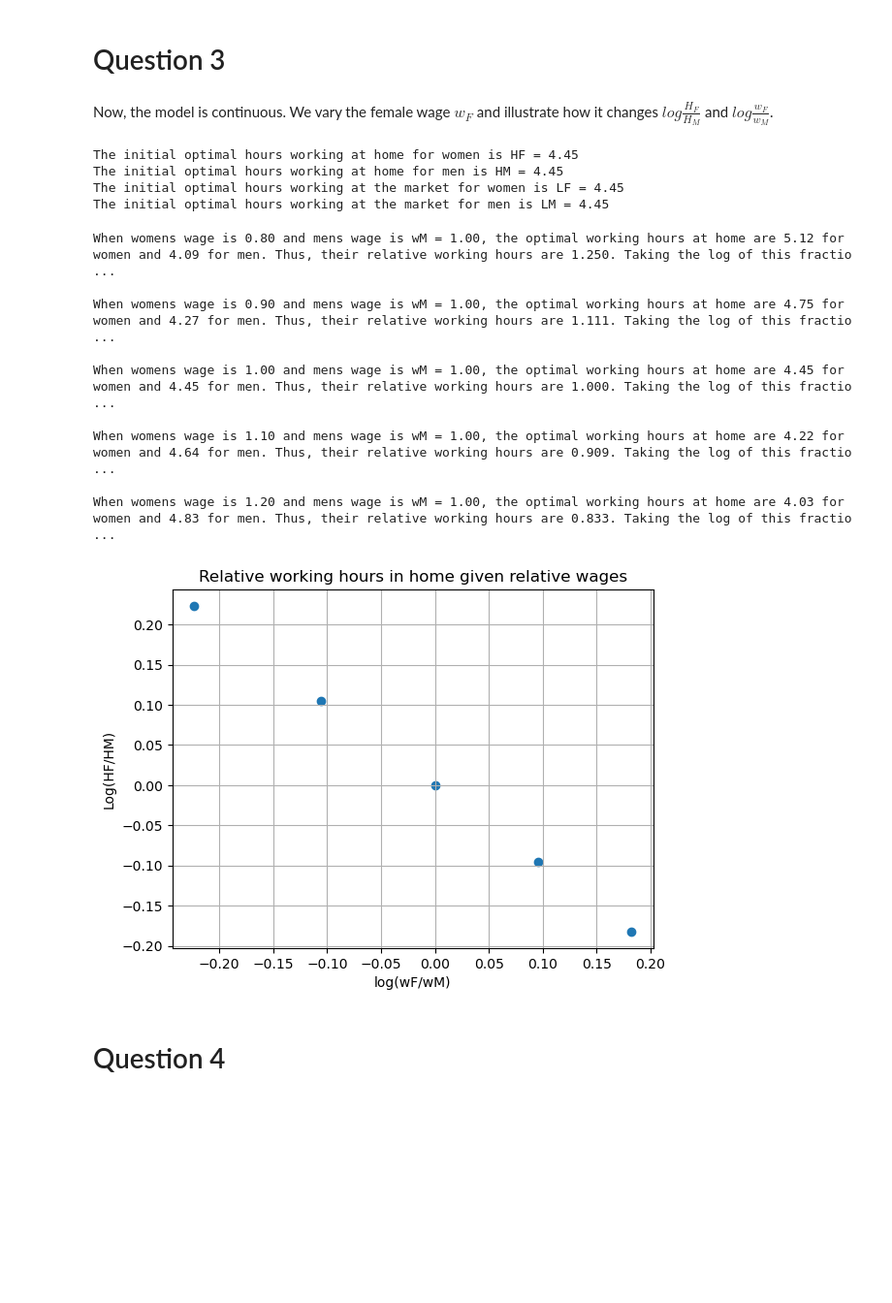
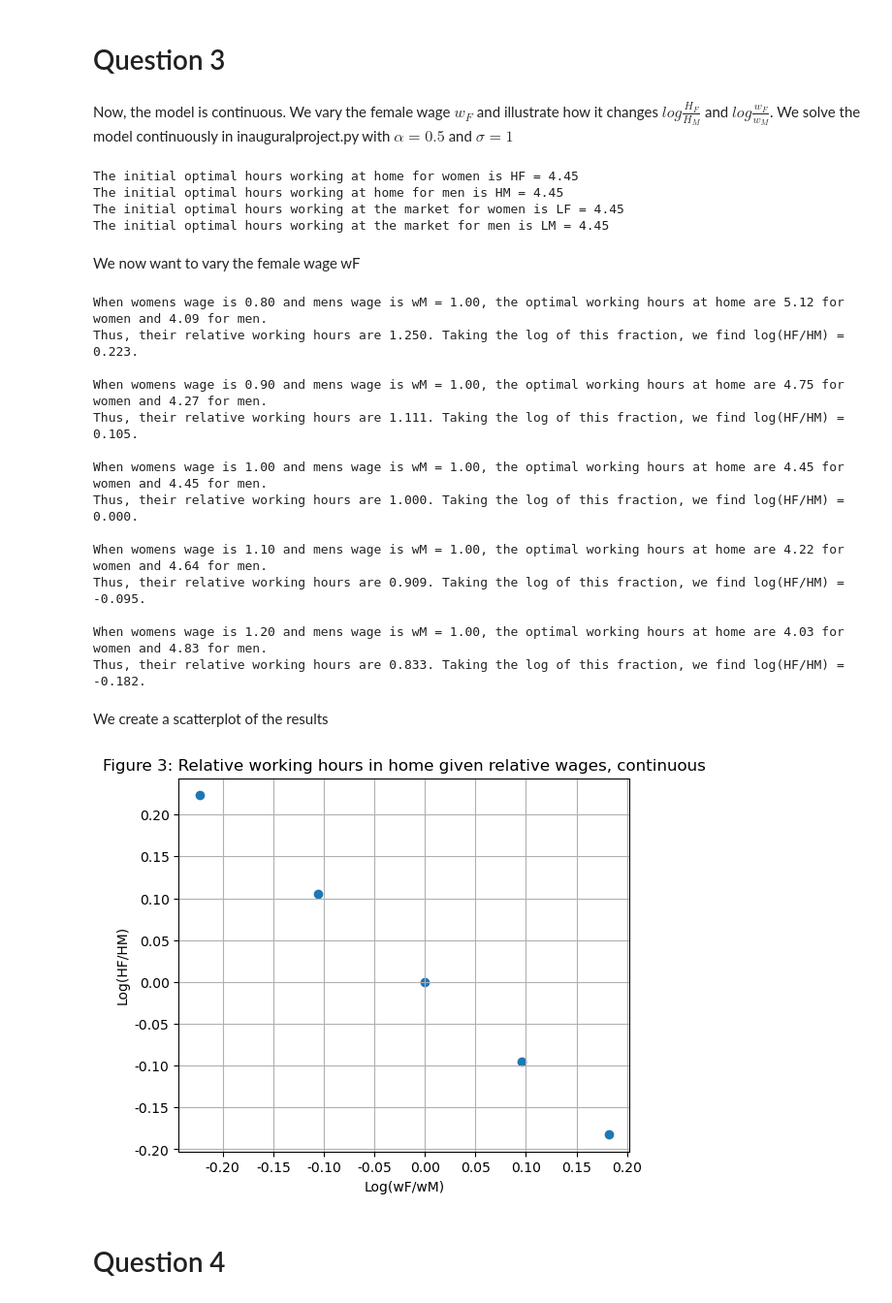
Before and after one commit to NumEconCopenhagen/projects-2023-ida-simone-elin, a Jupyter notebook: inauguralproject/inauguralproject.ipynb, the cells around one changed output. Shown at 97% size. Saved outputs shown, nothing was run; the diff lists cells and outputs as text; code cells hidden in the pictures; blank space fills up the shorter version.

```diff
--- a/inauguralproject/inauguralproject.ipynb
+++ b/inauguralproject/inauguralproject.ipynb
@@ -147,6 +190,7 @@ plt.show()
 # %% [markdown]
 Now, the model is continuous.
 We vary the female wage $w_F$ and illustrate how it changes $log\frac{H_F}{H_M}$ and $log\frac{w_F}{w_M}$.
+We solve the model continuously in inauguralproject.py with $\alpha=0.5$ and $\sigma=1$
 # %%
 #We refer to the class
 model_cont = HouseholdClass()
@@ -161,9 +205,9 @@ The initial optimal hours working at home for women is HF = 4.45
 The initial optimal hours working at home for men is HM = 4.45
 The initial optimal hours working at the market for women is LF = 4.45
 The initial optimal hours working at the market for men is LM = 4.45
+# %% [markdown]
+We now want to vary the female wage wF
 # %%
-# Using the model to calculate optimal HF and HM
-model_cont = HouseholdClass()
 
 # We unpack the model parameters
 par = model_cont.par
@@ -198,29 +242,38 @@ for wage in par.wF_vec:
     sol.HF_vec = np.append(sol.LF_vec, opt_cont.HF)
 
     #We print our results
-    print(f'When womens wage is {wage:.2f} and mens wage is wM = {par.wM:.2f}, the optimal working hours at home are {opt_cont.HF:.2f} for women and {opt_cont.HM:.2f} for men. Thus, their relative working hours are {rel_hours_cont:.3f}. Taking the log of this fraction, we find log(HF/HM) = {log_rel_hours_cont:.3f}.''\n')
+    print(f'When womens wage is {wage:.2f} and mens wage is wM = {par.wM:.2f}, the optimal working hours at home are {opt_cont.HF:.2f} for women and {opt_cont.HM:.2f} for men.' '\n' f'Thus, their relative working hours are {rel_hours_cont:.3f}. Taking the log of this fraction, we find log(HF/HM) = {log_rel_hours_cont:.3f}.''\n')
 # %% [output]
-When womens wage is 0.80 and mens wage is wM = 1.00, the optimal working hours at home are 5.12 for women and 4.09 for men. Thus, their relative working hours are 1.250. Taking the log of this fractio ...
+When womens wage is 0.80 and mens wage is wM = 1.00, the optimal working hours at home are 5.12 for women and 4.09 for men.
+Thus, their relative working hours are 1.250. Taking the log of this fraction, we find log(HF/HM) = 0.223.
 
-When womens wage is 0.90 and mens wage is wM = 1.00, the optimal working hours at home are 4.75 for women and 4.27 for men. Thus, their relative working hours are 1.111. Taking the log of this fractio ...
+When womens wage is 0.90 and mens wage is wM = 1.00, the optimal working hours at home are 4.75 for women and 4.27 for men.
+Thus, their relative working hours are 1.111. Taking the log of this fraction, we find log(HF/HM) = 0.105.
 
-When womens wage is 1.00 and mens wage is wM = 1.00, the optimal working hours at home are 4.45 for women and 4.45 for men. Thus, their relative working hours are 1.000. Taking the log of this fractio ...
+When womens wage is 1.00 and mens wage is wM = 1.00, the optimal working hours at home are 4.45 for women and 4.45 for men.
+Thus, their relative working hours are 1.000. Taking the log of this fraction, we find log(HF/HM) = 0.000.
 
-When womens wage is 1.10 and mens wage is wM = 1.00, the optimal working hours at home are 4.22 for women and 4.64 for men. Thus, their relative working hours are 0.909. Taking the log of this fractio ...
+When womens wage is 1.10 and mens wage is wM = 1.00, the optimal working hours at home are 4.22 for women and 4.64 for men.
+Thus, their relative working hours are 0.909. Taking the log of this fraction, we find log(HF/HM) = -0.095.
 
-When womens wage is 1.20 and mens wage is wM = 1.00, the optimal working hours at home are 4.03 for women and 4.83 for men. Thus, their relative working hours are 0.833. Taking the log of this fractio ...
+When womens wage is 1.20 and mens wage is wM = 1.00, the optimal working hours at home are 4.03 for women and 4.83 for men.
+Thus, their relative working hours are 0.833. Taking the log of this fraction, we find log(HF/HM) = -0.182.
+# %% [markdown]
+We create a scatterplot of the results
 # %%
-#We plot the results
 #We define the log of relative wages
 log_rel_wage_cont_list=np.log(par.wF_vec/par.wM)
 
-plt.scatter(log_rel_wage,log_rel_hours_cont_list)
-plt.title('Relative working hours in home given relative wages')
-plt.xlabel('log(wF/wM)')
-plt.ylabel('Log(HF/HM)')
-plt.grid()
+#We create the scatterplot, set labels, title, grid etc.
+fig,ax = plt.subplots(figsize=(6,5))
+ax.scatter(x=log_rel_wage,y=log_rel_hours_cont_list)
+ax.set(xlabel="Log(wF/wM)",ylabel="Log(HF/HM)")
+ax.set_title('Figure 3: Relative working hours in home given relative wages, continuous')
+ax.xaxis.set_major_formatter(ticker.StrMethodFormatter("{x:.2f}"))
+ax.yaxis.set_major_formatter(ticker.StrMethodFormatter("{x:.2f}"))
+ax.grid()
 # %% [output]
-[figure, old version]
+[figure, new version]
 # %% [markdown]
 # Question 4
 # %% [markdown]
```
Also changed, not shown: parts of 14 cells of this notebook.
